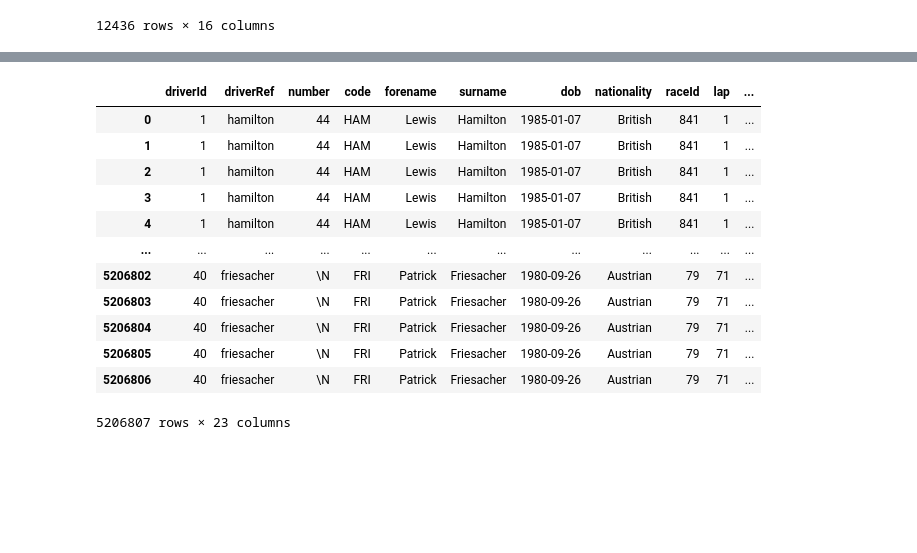
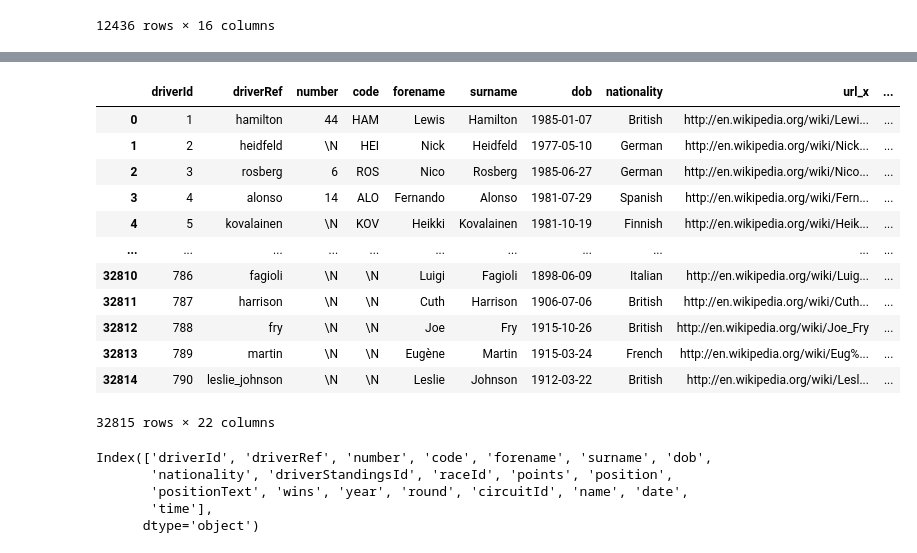
Before and after one commit to Vincent-glitch/ML-Project, a Jupyter notebook: data/raw/Formula.ipynb, the cells around one changed output, grey strips where cells are left out. Drawn from its saved outputs; the diff is of its cells as text; code cells hidden in the pictures; blank space fills up the shorter version.

```diff
--- a/data/raw/Formula.ipynb
+++ b/data/raw/Formula.ipynb
@@ -97,2 +120,17 @@ Constructor_Final
 # %%
-Drivers_merge = Drivers_merge.merge(constructors_standings, left_on='raceId', right_on='raceId')
+Drivers_New = Drivers_merge.merge(Races_df, left_on='raceId', right_on='raceId')
+Drivers_New
+# %% [output]
+|  | driverId | driverRef | number | code | forename | surname | dob | nationality | url_x | ... |
+| 0 | 1 | hamilton | 44 | HAM | Lewis | Hamilton | 1985-01-07 | British | http://en.wikipedia.org/wiki/Lewi... | ... |
+| 1 | 2 | heidfeld | \N | HEI | Nick | Heidfeld | 1977-05-10 | German | http://en.wikipedia.org/wiki/Nick... | ... |
+| 2 | 3 | rosberg | 6 | ROS | Nico | Rosberg | 1985-06-27 | German | http://en.wikipedia.org/wiki/Nico... | ... |
+| 3 | 4 | alonso | 14 | ALO | Fernando | Alonso | 1981-07-29 | Spanish | http://en.wikipedia.org/wiki/Fern... | ... |
+| 4 | 5 | kovalainen | \N | KOV | Heikki | Kovalainen | 1981-10-19 | Finnish | http://en.wikipedia.org/wiki/Heik... | ... |
+| ... | ... | ... | ... | ... | ... | ... | ... | ... | ... | ... |
+| 32810 | 786 | fagioli | \N | \N | Luigi | Fagioli | 1898-06-09 | Italian | http://en.wikipedia.org/wiki/Luig... | ... |
+| 32811 | 787 | harrison | \N | \N | Cuth | Harrison | 1906-07-06 | British | http://en.wikipedia.org/wiki/Cuth... | ... |
+| 32812 | 788 | fry | \N | \N | Joe | Fry | 1915-10-26 | British | http://en.wikipedia.org/wiki/Joe_Fry | ... |
+| 32813 | 789 | martin | \N | \N | Eugène | Martin | 1915-03-24 | French | http://en.wikipedia.org/wiki/Eug%... | ... |
+| 32814 | 790 | leslie_johnson | \N | \N | Leslie | Johnson | 1912-03-22 | British | http://en.wikipedia.org/wiki/Lesl... | ... |
+32815 rows × 22 columns
@@ -101,16 +137,10 @@ Drivers_merge = Drivers_merge.merge(Races_df, left_on='raceId', right_on='raceId
 # %%
-Drivers_merge.drop(columns=["url_x","url_y","time_x","time_y"])
+Drivers_New.drop(columns=["url_x","url_y"],inplace=True)
-# %% [output]
-|  | driverId | driverRef | number | code | forename | surname | dob | nationality | raceId | lap | ... |
-| 0 | 1 | hamilton | 44 | HAM | Lewis | Hamilton | 1985-01-07 | British | 841 | 1 | ... |
-| 1 | 1 | hamilton | 44 | HAM | Lewis | Hamilton | 1985-01-07 | British | 841 | 1 | ... |
-| 2 | 1 | hamilton | 44 | HAM | Lewis | Hamilton | 1985-01-07 | British | 841 | 1 | ... |
-| 3 | 1 | hamilton | 44 | HAM | Lewis | Hamilton | 1985-01-07 | British | 841 | 1 | ... |
-| 4 | 1 | hamilton | 44 | HAM | Lewis | Hamilton | 1985-01-07 | British | 841 | 1 | ... |
-| ... | ... | ... | ... | ... | ... | ... | ... | ... | ... | ... | ... |
-| 5206802 | 40 | friesacher | \N | FRI | Patrick | Friesacher | 1980-09-26 | Austrian | 79 | 71 | ... |
-| 5206803 | 40 | friesacher | \N | FRI | Patrick | Friesacher | 1980-09-26 | Austrian | 79 | 71 | ... |
-| 5206804 | 40 | friesacher | \N | FRI | Patrick | Friesacher | 1980-09-26 | Austrian | 79 | 71 | ... |
-| 5206805 | 40 | friesacher | \N | FRI | Patrick | Friesacher | 1980-09-26 | Austrian | 79 | 71 | ... |
-| 5206806 | 40 | friesacher | \N | FRI | Patrick | Friesacher | 1980-09-26 | Austrian | 79 | 71 | ... |
-5206807 rows × 23 columns
+# %%
+Drivers_New.columns
+# %% [output]
+Index(['driverId', 'driverRef', 'number', 'code', 'forename', 'surname', 'dob',
+       'nationality', 'driverStandingsId', 'raceId', 'points', 'position',
+       'positionText', 'wins', 'year', 'round', 'circuitId', 'name', 'date',
+       'time'],
+      dtype='object')
```
Also changed, not shown: parts of 5 cells of this notebook.
